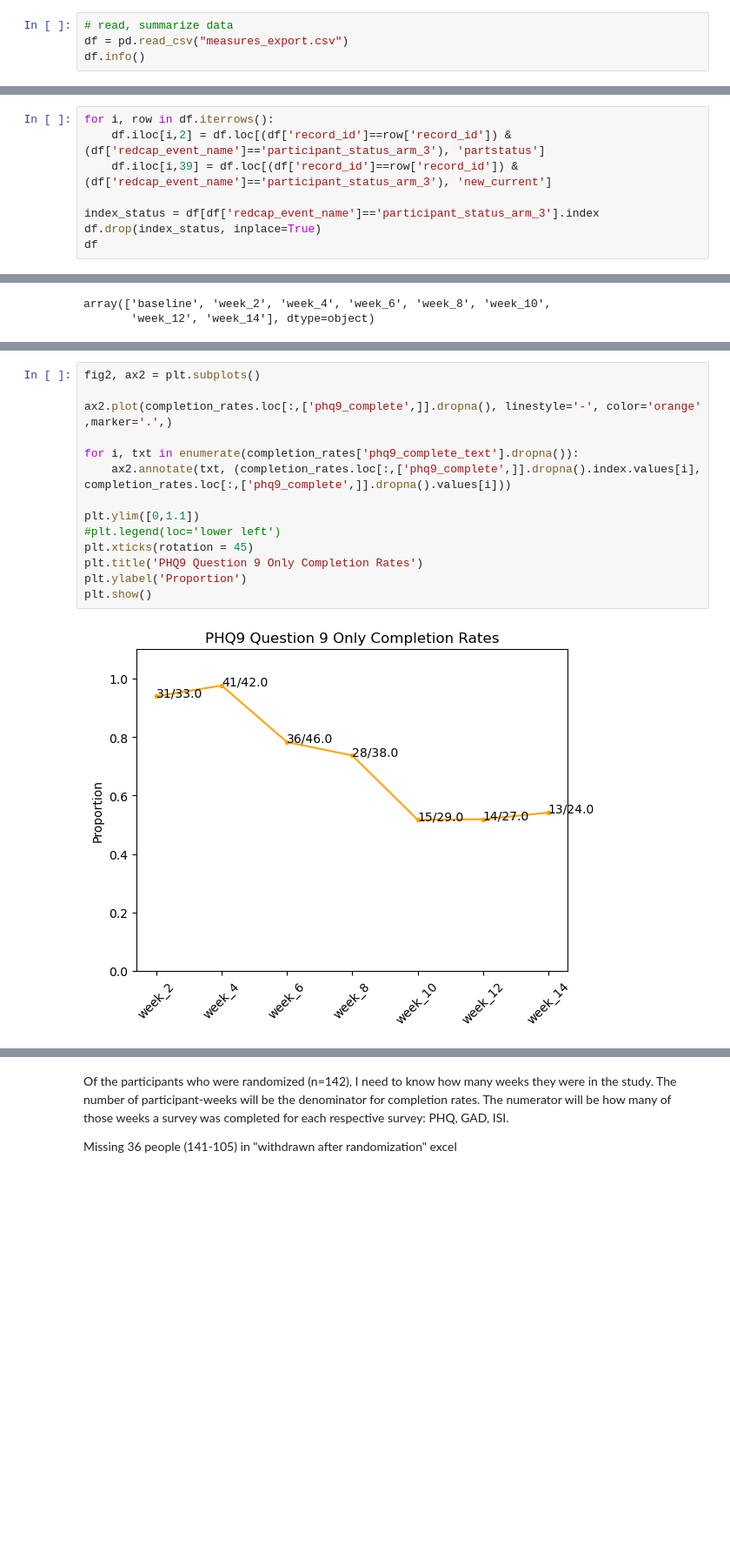
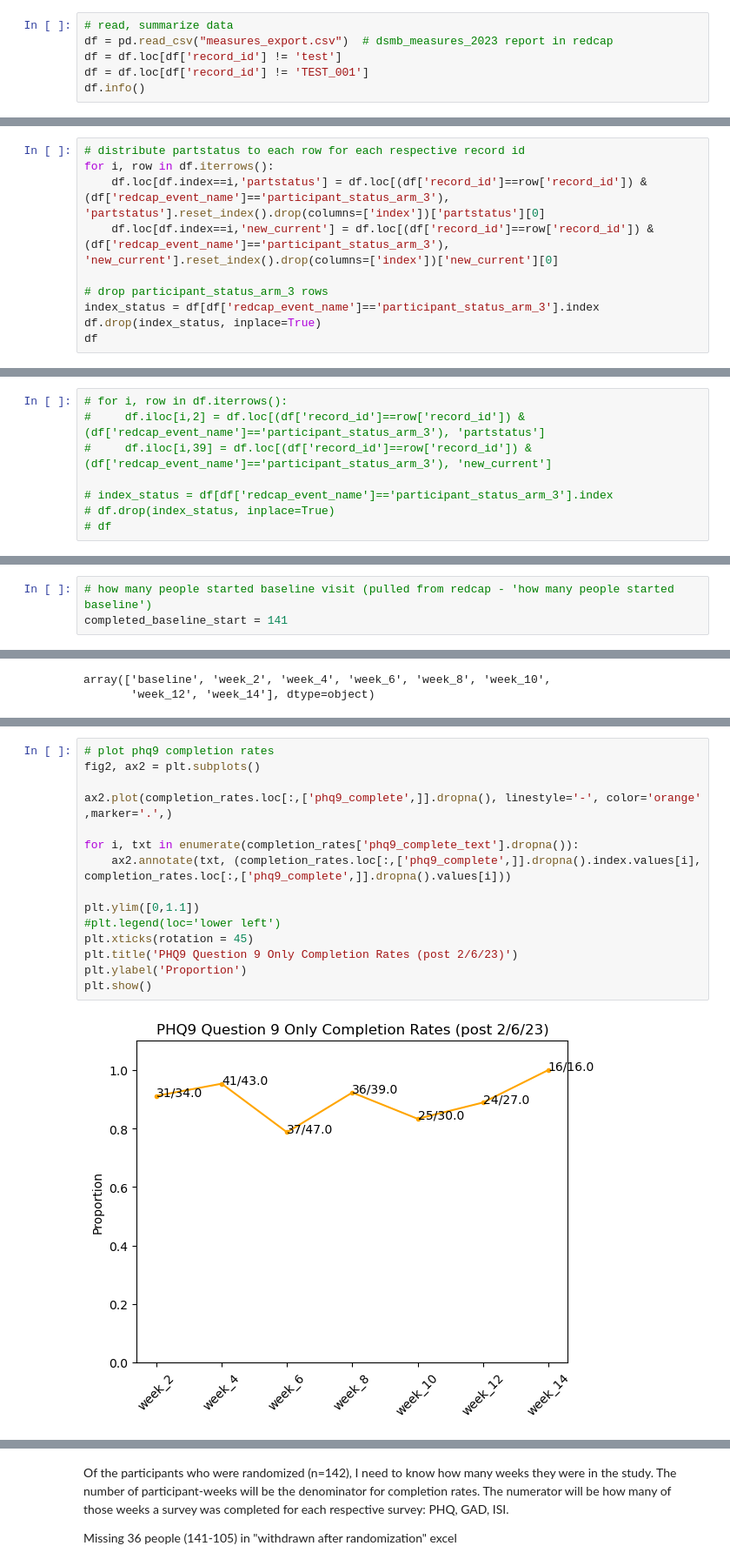
Before and after one commit to mbthompson14/HR_DSMB_2023, a Jupyter notebook: completion_main.ipynb, the cells around one changed output, grey strips where cells are left out. Shown at 87% size. Cells and saved outputs as stored; diff of their text form; blank space fills up the shorter version.

```diff
--- a/completion_main.ipynb
+++ b/completion_main.ipynb
@@ -5,7 +5,9 @@ import re
 import matplotlib.pyplot as plt
 # %%
 # read, summarize data
-df = pd.read_csv("measures_export.csv")
+df = pd.read_csv("measures_export.csv")  # dsmb_measures_2023 report in redcap
+df = df.loc[df['record_id'] != 'test']
+df = df.loc[df['record_id'] != 'TEST_001']
 df.info()
 # %% [output]
 <class 'pandas.core.frame.DataFrame'>
@@ -51,3 +53,13 @@ array(['participant_status_arm_3', 'baseline_arm_3', 'week_3_arm_3',
 df.loc[(df['partstatus'] == 1) | (df['partstatus'] == 2), 'record_id'].nunique()
 # %% [output]
 105
+# %%
+# distribute partstatus to each row for each respective record id
+for i, row in df.iterrows():
+    df.loc[df.index==i,'partstatus'] = df.loc[(df['record_id']==row['record_id']) & (df['redcap_event_name']=='participant_status_arm_3'), 'partstatus'].reset_index().drop(columns=['index'])['partstatus'][0]
+    df.loc[df.index==i,'new_current'] = df.loc[(df['record_id']==row['record_id']) & (df['redcap_event_name']=='participant_status_arm_3'), 'new_current'].reset_index().drop(columns=['index'])['new_current'][0]
+
+# drop participant_status_arm_3 rows
+index_status = df[df['redcap_event_name']=='participant_status_arm_3'].index
+df.drop(index_status, inplace=True)
+df
@@ -54,8 +80,8 @@ df.loc[(df['partstatus'] == 1) | (df['partstatus'] == 2), 'record_id'].nunique()
 # %%
-for i, row in df.iterrows():
-    df.iloc[i,2] = df.loc[(df['record_id']==row['record_id']) & (df['redcap_event_name']=='participant_status_arm_3'), 'partstatus']
-    df.iloc[i,39] = df.loc[(df['record_id']==row['record_id']) & (df['redcap_event_name']=='participant_status_arm_3'), 'new_current']
+# for i, row in df.iterrows():
+#     df.iloc[i,2] = df.loc[(df['record_id']==row['record_id']) & (df['redcap_event_name']=='participant_status_arm_3'), 'partstatus']
+#     df.iloc[i,39] = df.loc[(df['record_id']==row['record_id']) & (df['redcap_event_name']=='participant_status_arm_3'), 'new_current']
 
-index_status = df[df['redcap_event_name']=='participant_status_arm_3'].index
-df.drop(index_status, inplace=True)
-df
+# index_status = df[df['redcap_event_name']=='participant_status_arm_3'].index
+# df.drop(index_status, inplace=True)
+# df
@@ -100 +111,4 @@ completed_baseline_start = 142
+# %%
+# how many people started baseline visit (pulled from redcap - 'how many people started baseline')
+completed_baseline_start = 141
 # %%
@@ -495,19 +544,20 @@ plt.show()
 # %%
+# plot phq9 completion rates
 fig2, ax2 = plt.subplots()
 
 ax2.plot(completion_rates.loc[:,['phq9_complete',]].dropna(), linestyle='-', color='orange' ,marker='.',)
 
 for i, txt in enumerate(completion_rates['phq9_complete_text'].dropna()):
     ax2.annotate(txt, (completion_rates.loc[:,['phq9_complete',]].dropna().index.values[i], completion_rates.loc[:,['phq9_complete',]].dropna().values[i]))
 
 plt.ylim([0,1.1])
 #plt.legend(loc='lower left')
 plt.xticks(rotation = 45)
-plt.title('PHQ9 Question 9 Only Completion Rates')
+plt.title('PHQ9 Question 9 Only Completion Rates (post 2/6/23)')
 plt.ylabel('Proportion')
 plt.show()
 # %% [output]
-[figure, old version]
+[figure, new version]
 # %%
 fig3, ax3 = plt.subplots()
 
```
Also changed, not shown: parts of 66 cells of this notebook, 13 other files.
